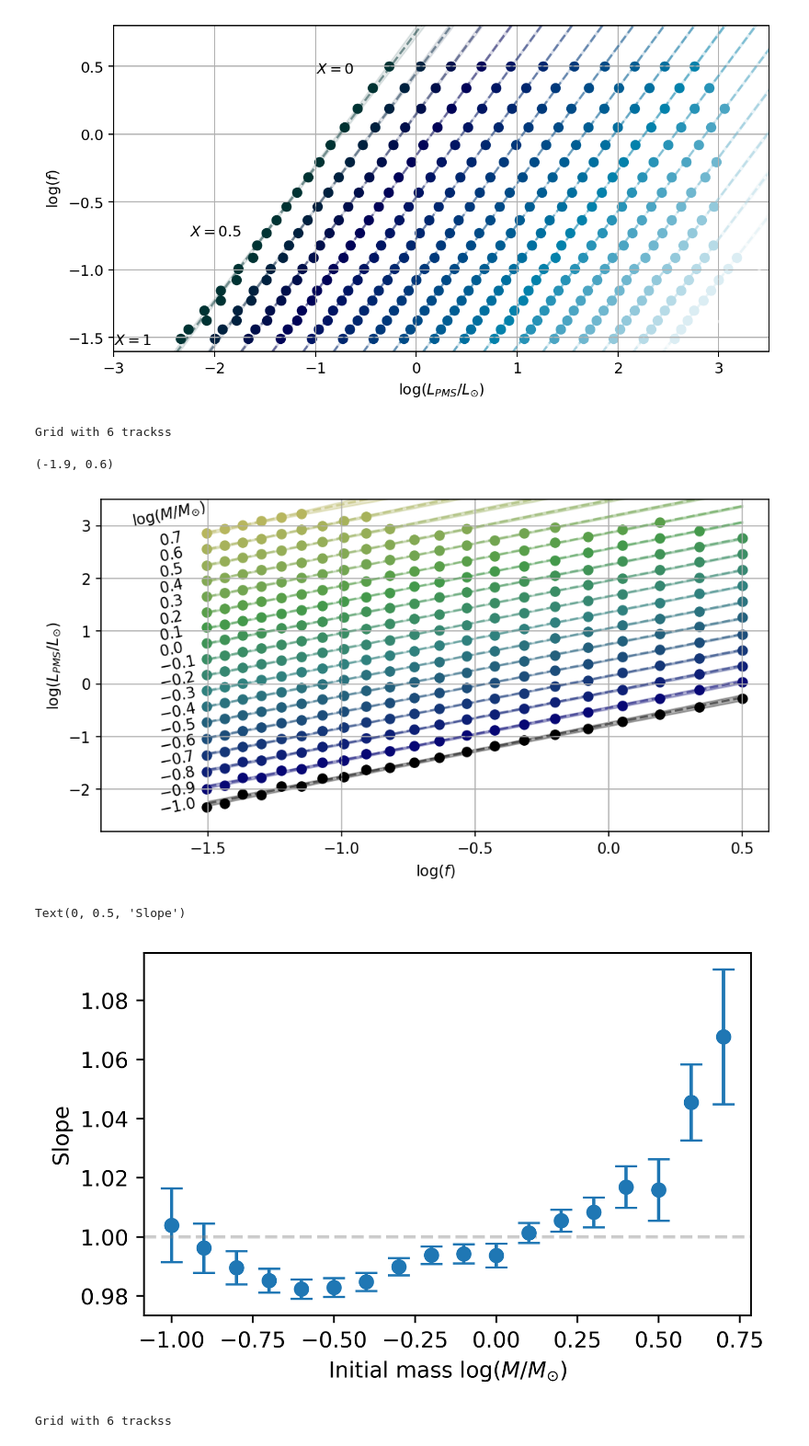
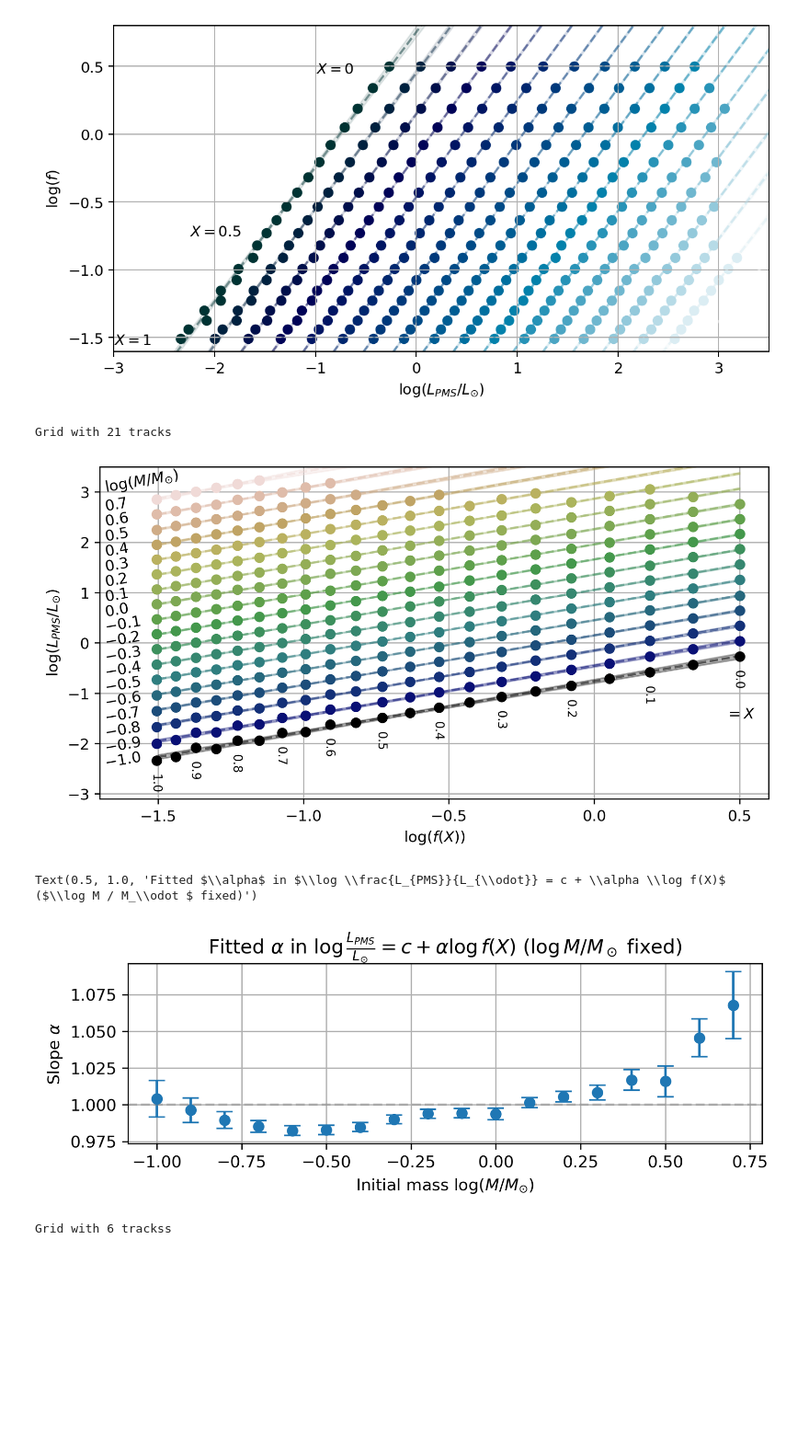
Before and after one commit to Jems-jl/Jems.jl, a Jupyter notebook: HomologyTesting/plots3 without Prad.ipynb, the cells around one changed output. Shown at 92% size. Saved outputs shown, nothing was run; the diff lists cells and outputs as text; code cells hidden in the pictures; blank space fills up the shorter version.

```diff
--- a/HomologyTesting/plots3 without Prad.ipynb
+++ b/HomologyTesting/plots3 without Prad.ipynb
@@ -528,17 +541,20 @@ def axlabels_helpfunction(ax):
     #ax.text(-1.68,3.23, '$0.9$',rotation=45,rotation_mode='anchor',transform_rotates_text=True)
     #ax.text(-1.68,3.53, '$1.0$',rotation=45,rotation_mode='anchor',transform_rotates_text=True)
 # %%
-fig, ax = plt.subplots(1,1, figsize = (8,4), dpi = 150)
+fig, ax = plt.subplots(1,1, figsize = (8,4), dpi = 350)
 logMRange = unique(goodGrid.logMs)
-colors = plt.cm.gist_earth(np.linspace(0, 0.7, len(logMRange)))
+colors = plt.cm.gist_earth(np.linspace(0, 0.95, len(logMRange)))
 slopes = []
+ax.grid()
+
 for logM, color in zip(logMRange, colors):
     logMGrid = goodGrid.collapse_grid_logM(logM)
     f = logMGrid.µs ** 4 / (1 + logMGrid.Xs)
     #f = 1 / ((3+5*logMGrid.Xs)**4*(1 + logMGrid.Xs))
     ax.scatter(np.log10(f),np.log10(logMGrid.PMS_Ls), color = color)
     #ax.scatter(logMGrid.Xs,np.log10(logMGrid.PMS_Ls), color = color)
-    fit = do_linear_fit(np.log10(logMGrid.PMS_Ls),np.log10(f))
+    logLs = np.log10(logMGrid.PMS_Ls)
+    fit = do_linear_fit(logLs,np.log10(f))
     slopes.append(fit.params['slope'])
     fRange = np.linspace(-1.5,0.50,100)
     ax.plot(fRange, fit.eval(x = fRange), color = color, ls='--', alpha=0.5)
@@ -546,32 +562,38 @@ for logM, color in zip(logMRange, colors):
     ax.fill_between(fRange, fit.eval(x = fRange) - uncertainties, fit.eval(x = fRange) + uncertainties, alpha = 0.3, color = color)
     #ax.fill_between(logLRange, fit.eval(x = logLRange) - uncertainties, fit.eval(x = logLRange) + uncertainties, alpha = 0.1, color = color)
 ax.set_ylabel('$\log(L_{PMS}/L_{\odot})$')
-ax.set_xlabel('$\log(f)$')
-ax.grid()
+ax.set_xlabel('$\log(f(X))$')
+#ax.text(0.48,-0.9, '$X = 0$',    rotation=00)
+#ax.text(-0.75,-2.2, '$X = 0.5$', rotation=00)
+#ax.text(-1.53, -2.9,'$X = 1$',   rotation=00)
 
-
-
-#ax.text(0.48,-0.9, '$X = 0$',rotation=90)
-#ax.text(-0.75,-2.2, '$X = 0.5$', rotation=90)
-#ax.text(-1.53, -2.9,'$X = 1$', rotation=90)
+Xs = goodGrid.collapse_grid_logM(-1.0).Xs
+logLs = np.log10(goodGrid.collapse_grid_logM(-1.0).PMS_Ls)
+logfs = np.log10(goodGrid.collapse_grid_logM(-1.0).µs ** 4 / (1 + goodGrid.collapse_grid_logM(-1.0).Xs))
+for X, logf, logL in zip(Xs, logfs, logLs):
+    if X*100 % 10 != 0: continue
+    ax.text(logf-0.025, logL-0.6, f'{X}', rotation=270,fontsize=8)
 
 axlabels_helpfunction(ax)
-ax.text(-1.78, 3, '$ \log (M/M_{\odot})$',rotation=45,rotation_mode='anchor',transform_rotates_text=True)
-ax.set_ylim(-2.8,3.5)
-ax.set_xlim(-1.9,0.6)
+ax.text(-1.68, 3, '$ \log (M/M_{\odot})$',rotation=45,rotation_mode='anchor',transform_rotates_text=True)
+ax.set_ylim(-3.1,3.5)
+ax.set_xlim(-1.7,0.6)
+ax.text(0.45,-1.5,"$=X$")
+ax.set_axisbelow(True)
 # %% [output]
-Grid with 6 trackss
+Grid with 21 tracks
-(-1.9, 0.6)
-[figure, old version]
+[figure, new version]
 # %%
-fig, ax = plt.subplots(1,1, figsize = (5,3), dpi = 500)
+fig, ax = plt.subplots(1,1, figsize = (7,2), dpi = 300,sharex=True)
 ax.errorbar(logMRange, [slope.value for slope in slopes],yerr = [slope.stderr for slope in slopes], fmt = 'o', capsize=5)
 ax.axhline(1.0, ls='--',color='gray',alpha=0.4)
 ax.set_xlabel('Initial mass $\log(M/M_{\odot})$')
-ax.set_ylabel('Slope')
+ax.grid()
+ax.set_ylabel('Slope $\\alpha$')
+ax.set_title('Fitted $\\alpha$ in $\log \\frac{L_{PMS}}{L_{\odot}} = c + \\alpha \log f(X)$ ($\log M / M_\odot $ fixed)')
 # %% [output]
-Text(0, 0.5, 'Slope')
+Text(0.5, 1.0, 'Fitted $\\alpha$ in $\\log \\frac{L_{PMS}}{L_{\\odot}} = c + \\alpha \\log f(X)$ ($\\log M / M_\\odot $ fixed)')
-[figure, old version]
+[figure, new version]
 # %%
 fig, ax = plt.subplots(1,1, figsize = (5,3), dpi = 180)
 logMRange = unique(goodGrid.logMs)
```
Also changed, not shown: parts of 7 cells of this notebook, 1 other file.
